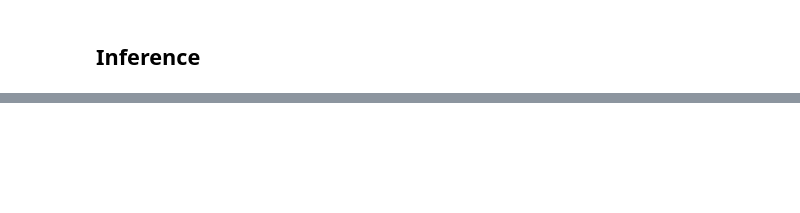
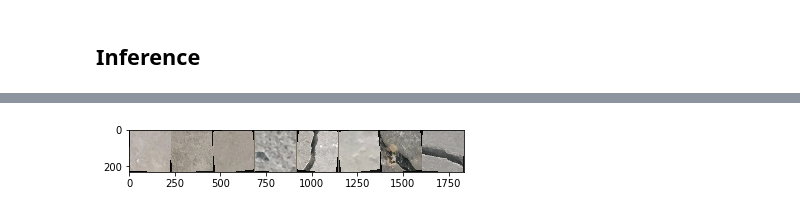
Before and after one commit to sain0722/TIL, a Jupyter notebook: g-bridge_project/torch_CrackDetection.ipynb, the cells around one changed output, grey strips where cells are left out. Cells and saved outputs as stored; diff of their text form; code cells hidden in the pictures; blank space fills up the shorter version.

```diff
--- a/g-bridge_project/torch_CrackDetection.ipynb
+++ b/g-bridge_project/torch_CrackDetection.ipynb
@@ -441,0 +464,15 @@ plt.imshow(cv2.cvtColor(output_image, cv2.COLOR_BGR2RGB))
+# %%
+from torch.utils.tensorboard import SummaryWriter
+writer = SummaryWriter('runs/crack_detection_1')
+# %%
+dataiter = iter(train_loader)
+# %%
+images, labels = dataiter.next()
+
+img_grid = torchvision.utils.make_grid(images)
+# %%
+imshow(img_grid)
+
+writer.add_image('crack_detection_1', img_grid)
+# %% [output]
+[figure, added]
```
Also changed, not shown: parts of 28 cells of this notebook, 1 other file.
